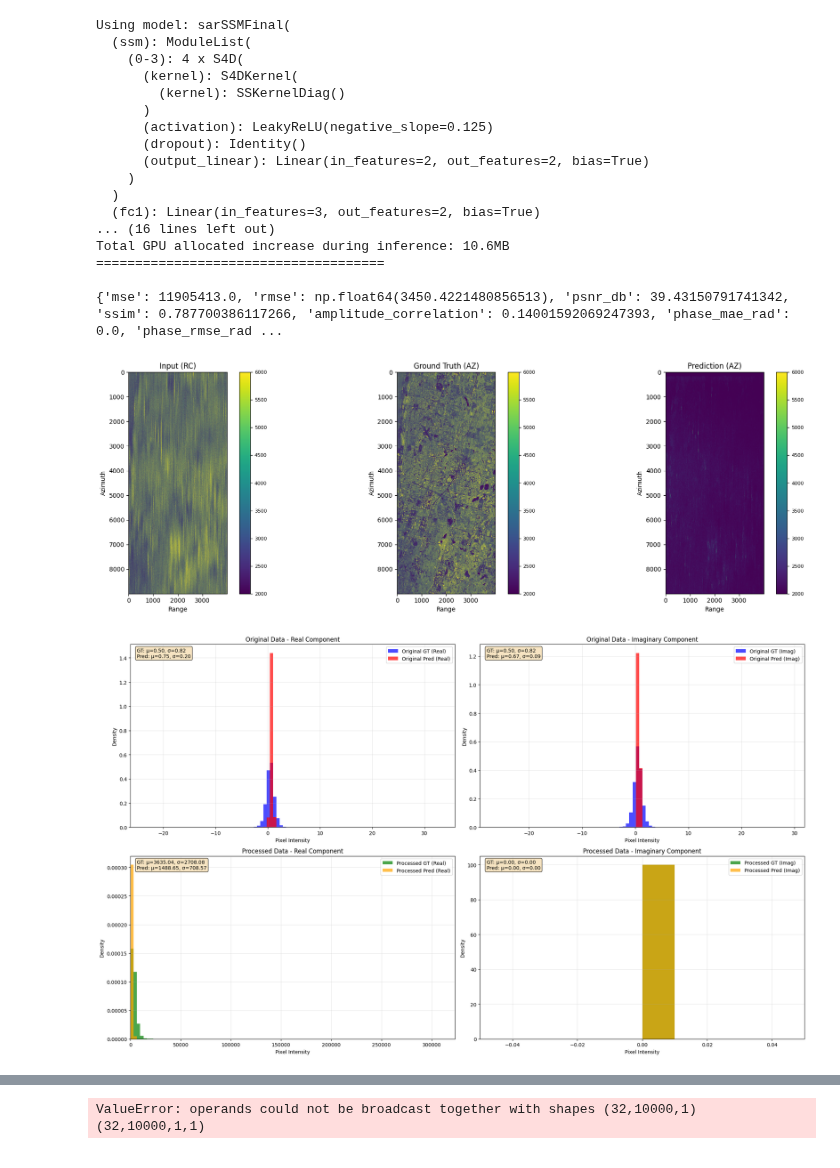
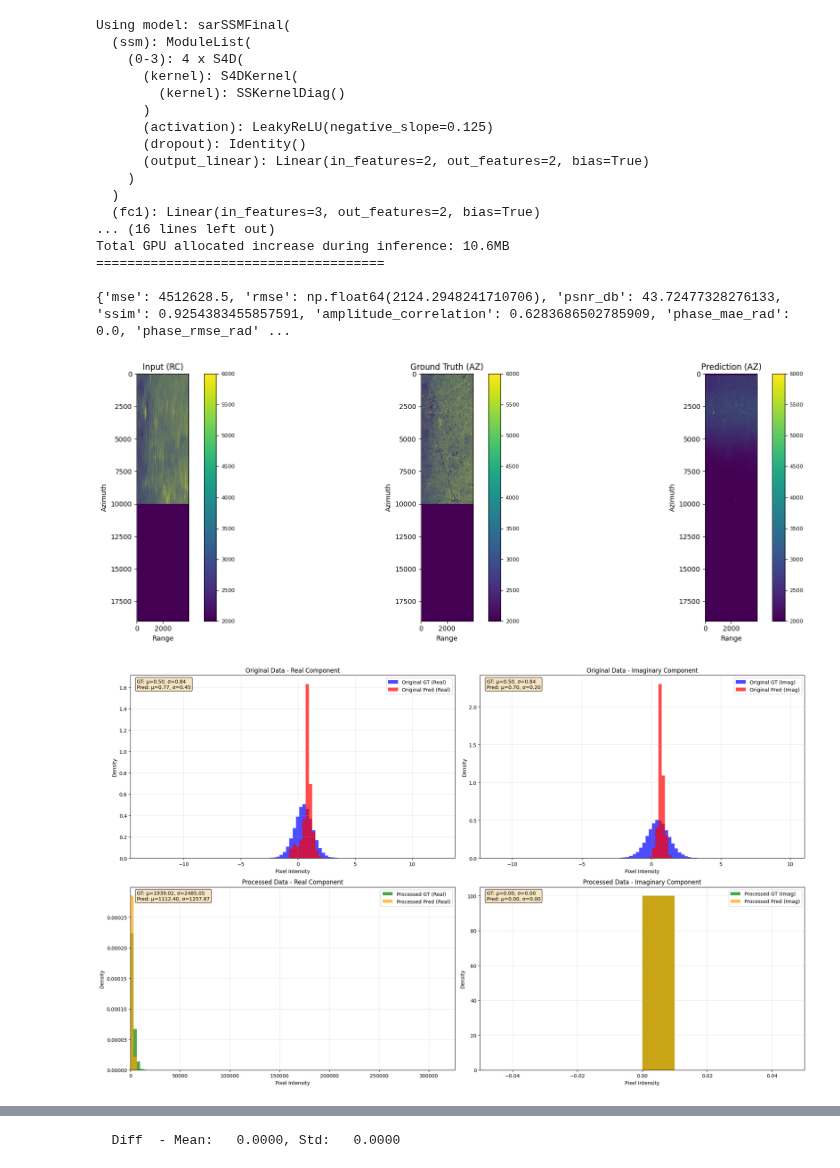
Before and after one commit to ESA-PhiLab/sarpyx, a Jupyter notebook: training/inference_visualization.ipynb, the cells around one changed output, grey strips where cells are left out. Cells and saved outputs as stored; diff of their text form; code cells hidden in the pictures.

Commit message:
- Fixed visualization artifacts problem - Added wandb integration in simplified training script

```diff
--- a/training/inference_visualization.ipynb
+++ b/training/inference_visualization.ipynb
@@ -157,8 +157,8 @@ def plot_intensity_histograms(orig_gt, orig_pred, gt, pred, figsize=(20, 12), bi
                   f"Min: {np.min(gt_comp):8.4f}, Max: {np.max(gt_comp):8.4f}")
             print(f"  Pred  - Mean: {np.mean(pred_comp):8.4f}, Std: {np.std(pred_comp):8.4f}, "
                   f"Min: {np.min(pred_comp):8.4f}, Max: {np.max(pred_comp):8.4f}")
-            print(f"  Diff  - Mean: {np.mean(gt_comp - pred_comp):8.4f}, "
-                  f"Std: {np.std(gt_comp - pred_comp):8.4f}")
+            print(f"  Diff  - Mean: {np.mean(gt_comp.squeeze() - pred_comp.squeeze()):8.4f}, "
+                  f"Std: {np.std(gt_comp.squeeze() - pred_comp.squeeze()):8.4f}")
 # %%
 def display_inference_results(input_data, gt_data, pred_data, figsize=(20, 6), vminmax=(0, 1000), show: bool=True, save: bool=True, save_path: str="./visualizations"):
     """
@@ -242,7 +242,7 @@ args = argparse.Namespace(
     batch_size=16,
     save_dir="./visualizations",
     mode="parallel",
-    pretrained_path=os.path.join(os.getcwd(), '..', 'results', 'enhanced_distillation','checkpoints', 'last-v2.ckpt'),
+    pretrained_path=os.path.join(os.getcwd(), '..', 'results', 'enhanced_distillation','checkpoints', 'last-v3.ckpt'),
     learning_rate=1e-4,
     num_epochs=50
 )
@@ -273,9 +273,9 @@ logger.info(f"  Batch size: {dataloader_cfg.get('test', {}).get('batch_size', 'N
 logger.info(f"  Save directory: {save_dir}")
 logger.info("Creating test dataloader...")
 try:
-    test_loader = create_test_dataloader(dataloader_cfg)
-    logger.info(f"Created test dataloader with {len(test_loader)} batches")
-    logger.info(f"Dataset contains {len(test_loader.dataset)} samples")
+    _, _, _, inference_loader = create_dataloaders(dataloader_cfg)
+    logger.info(f"Created test dataloader with {len(inference_loader)} batches")
+    logger.info(f"Dataset contains {len(inference_loader.dataset)} samples")
 except Exception as e:
     logger.error(f"Failed to create test dataloader: {str(e)}")
     raise
@@ -291,9 +291,9 @@ logger.info("Starting sample visualization...")
 model_name = config['model']['name']
 try:
     print(f"Using model: {model}")
-    inference_fn = get_training_loop_by_model_name(model_name, train_loader=test_loader, val_loader=test_loader, test_loader=test_loader, model=model, save_dir=save_dir, mode=args.mode, loss_fn_name="mse")[0].forward
+    inference_fn = get_training_loop_by_model_name(model_name, train_loader=inference_loader, val_loader=inference_loader, test_loader=inference_loader, model=model, save_dir=save_dir, mode=args.mode, loss_fn_name="mse", input_dim=model.input_dim)[0].forward
     gt, pred, input, orig_gt, orig_pred = get_full_image_and_prediction(
-        dataloader=test_loader,
+        dataloader=inference_loader,
         show_window=((1000, 1000), (10000, 5000)),
         zfile=0,
         inference_fn=inference_fn,
@@ -350,19 +346,19 @@ INFO: HPU available: False, using: 0 HPUs
 Using model: sarSSMFinal(
   (ssm): ModuleList(
     (0-3): 4 x S4D(
       (kernel): S4DKernel(
         (kernel): SSKernelDiag()
       )
       (activation): LeakyReLU(negative_slope=0.125)
       (dropout): Identity()
       (output_linear): Linear(in_features=2, out_features=2, bias=True)
     )
   )
   (fc1): Linear(in_features=3, out_features=2, bias=True)
 ... (16 lines left out)
 Total GPU allocated increase during inference: 10.6MB
 =====================================
 
-{'mse': 11905413.0, 'rmse': np.float64(3450.4221480856513), 'psnr_db': 39.43150791741342, 'ssim': 0.787700386117266, 'amplitude_correlation': 0.14001592069247393, 'phase_mae_rad': 0.0, 'phase_rmse_rad ...
+{'mse': 4512628.5, 'rmse': np.float64(2124.2948241710706), 'psnr_db': 43.72477328276133, 'ssim': 0.9254383455857591, 'amplitude_correlation': 0.6283686502785909, 'phase_mae_rad': 0.0, 'phase_rmse_rad' ...
-[figure, old version]
+[figure, new version]
-[figure, old version]
+[figure, new version]
@@ -380 +384 @@ Real Component:
-ValueError: operands could not be broadcast together with shapes (32,10000,1) (32,10000,1,1)
+  Diff  - Mean:   0.0000, Std:   0.0000
```
Also changed, not shown: parts of 2 cells of this notebook, 10 other files.
